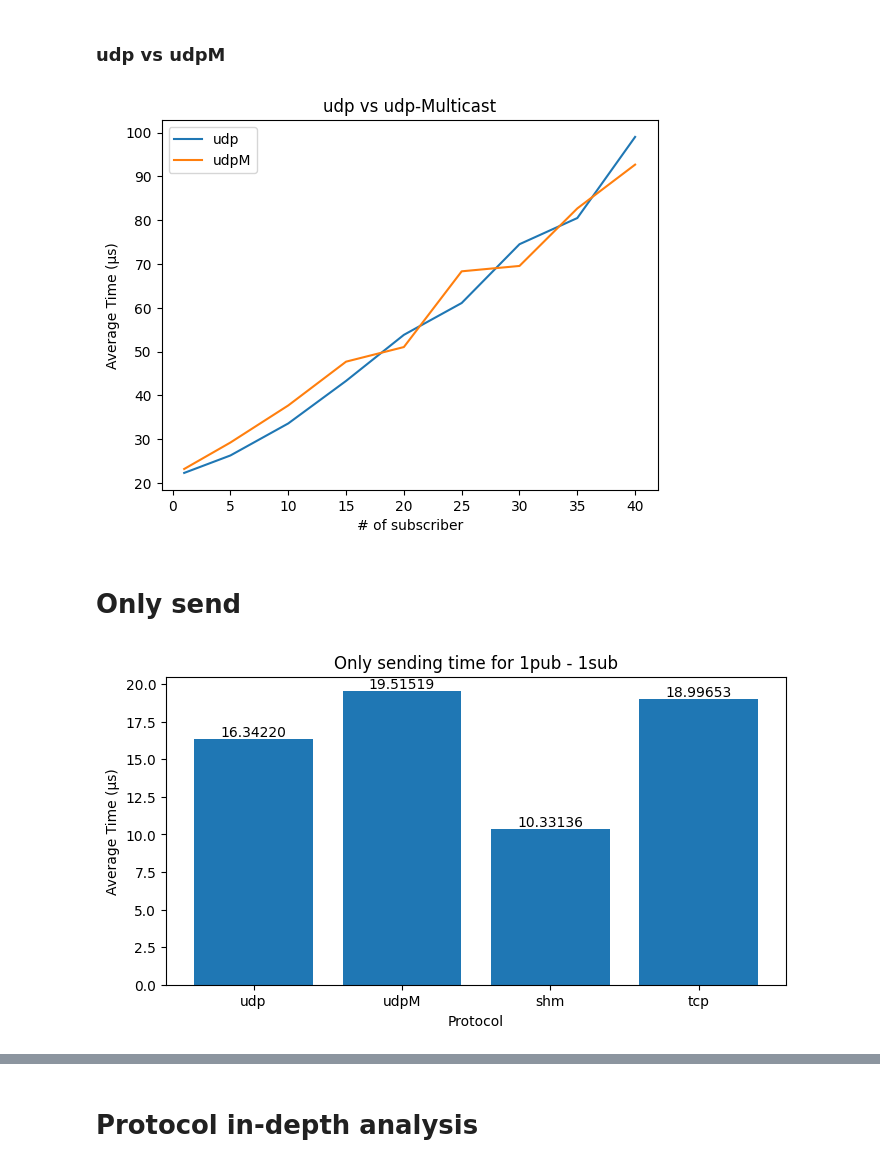
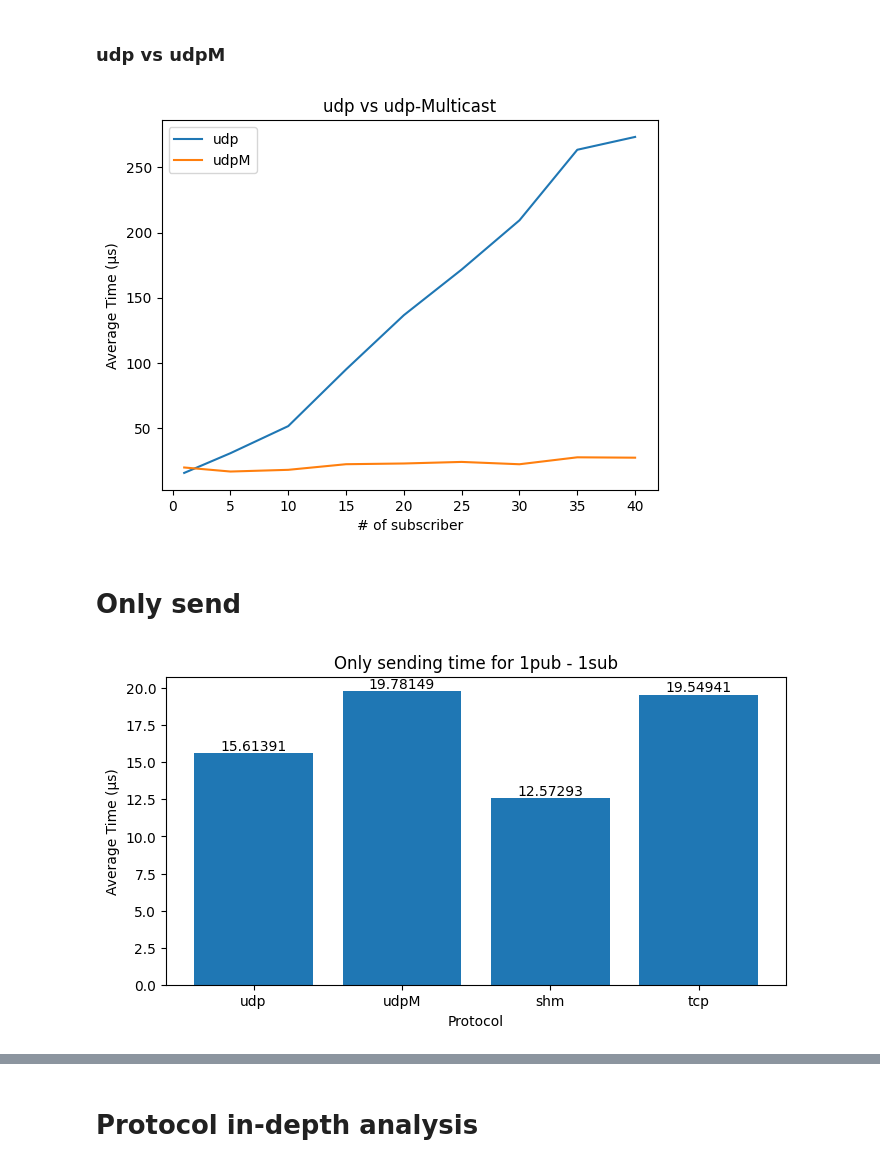
Before and after one commit to madella/tesiM, a Jupyter notebook: cineca/d_proc_troughput.ipynb, the cells around one changed output, grey strips where cells are left out. Saved outputs shown, nothing was run; the diff lists cells and outputs as text; code cells hidden in the pictures.

```diff
--- a/cineca/d_proc_troughput.ipynb
+++ b/cineca/d_proc_troughput.ipynb
@@ -186,24 +167,24 @@ plt.show()
 # %% [markdown]
 ### udp vs udpM
 # %%
-avg_data = {prots: [column_time_avg[prots][seq] for seq in sequence] for prots in ["udp","udpM"]}
+avg_data = {prots: [column_timesent_avg[prots][seq] for seq in sequence] for prots in ["udp","udpM"]}
 
 fig, ax = plt.subplots()
 for prots in ["udp","udpM"]:
     ax.plot(sequence, avg_data[prots], label=prots)
 ax.set_xlabel('# of subscriber')
 ax.set_ylabel('Average Time (μs)')
 ax.legend()
 plt.savefig(f"{base_save_dir_thesis}test3_udpvsudpM.png")
 
 ax.set_title('udp vs udp-Multicast')
 plt.savefig(f"{base_save_dir}test3_udpvsudpM.png")
 
 
 
 plt.show()
 # %% [output]
-[figure, old version]
+[figure, new version]
 # %% [markdown]
 # Only send
 # %%
@@ -231,7 +212,7 @@ plt.savefig(f"{base_save_dir}test3_sending_1sub.png")
 
 plt.show()
 # %% [output]
-[figure, old version]
+[figure, new version]
 # %%
 data_to_compare = {prots: column_timesent_cleaned[prots][sequence_to_compare] for prots in protocols}
 
```
Also changed, not shown: parts of 15 cells of this notebook, 31 other files.
